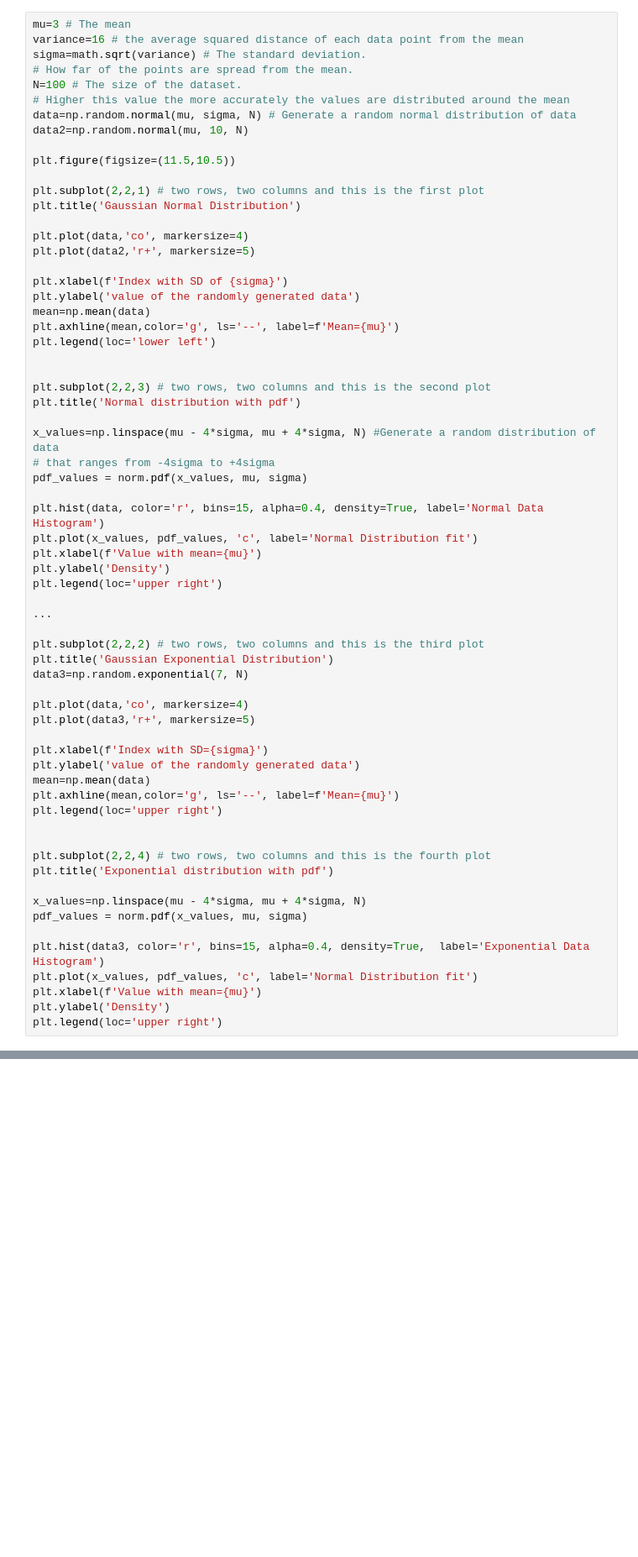
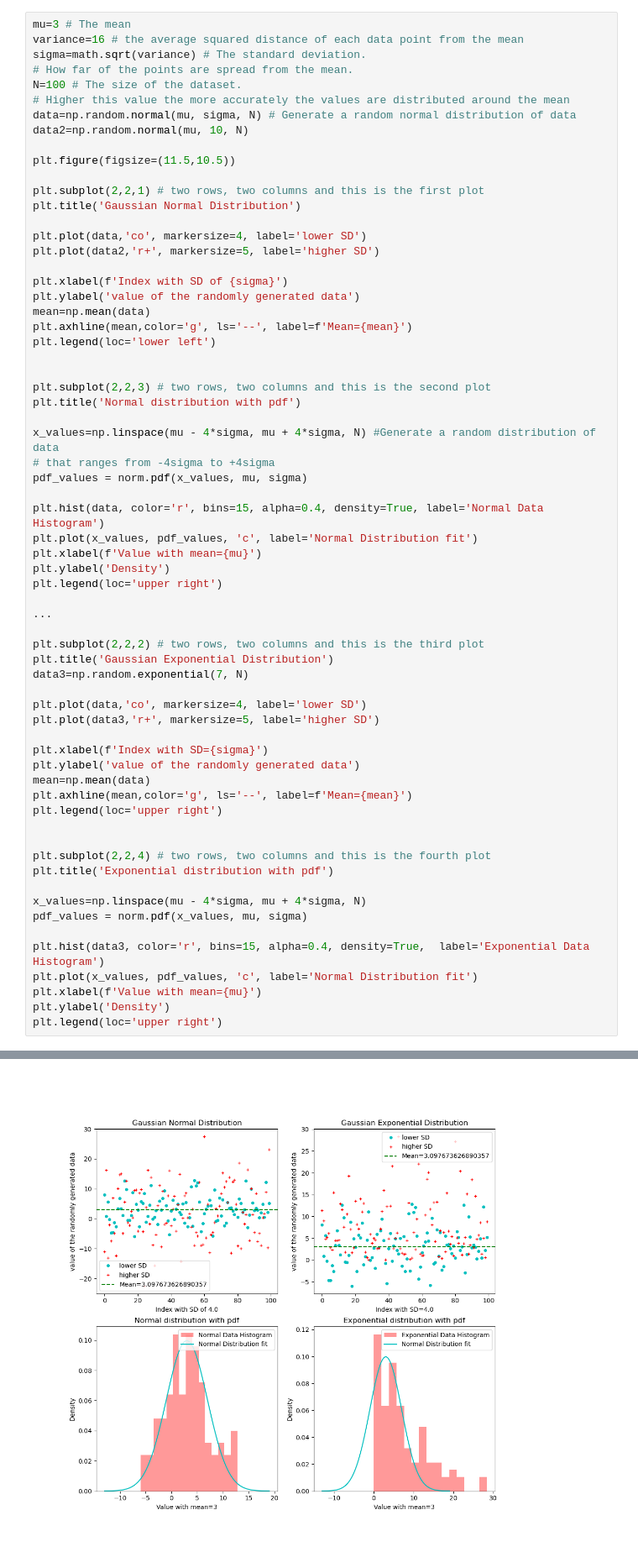
Before and after one commit to vn-kkk/Master-Thesis, a Jupyter notebook: Math concepts/05.12.24.Gausian distribution.ipynb, the cells around one changed output, grey strips where cells are left out. Shown at 84% size. Drawn from its saved outputs; the diff is of its cells as text; blank space fills up the shorter version.

```diff
--- a/Math concepts/05.12.24.Gausian distribution.ipynb
+++ b/Math concepts/05.12.24.Gausian distribution.ipynb
@@ -21,13 +21,13 @@ plt.figure(figsize=(11.5,10.5))
 plt.subplot(2,2,1) # two rows, two columns and this is the first plot
 plt.title('Gaussian Normal Distribution')
 
-plt.plot(data,'co', markersize=4)
-plt.plot(data2,'r+', markersize=5)
+plt.plot(data,'co', markersize=4, label='lower SD')
+plt.plot(data2,'r+', markersize=5, label='higher SD')
 
 plt.xlabel(f'Index with SD of {sigma}')
 plt.ylabel('value of the randomly generated data')
 mean=np.mean(data)
-plt.axhline(mean,color='g', ls='--', label=f'Mean={mu}')
+plt.axhline(mean,color='g', ls='--', label=f'Mean={mean}')
 plt.legend(loc='lower left')
 
 
@@ -50,13 +50,13 @@ plt.subplot(2,2,2) # two rows, two columns and this is the third plot
 plt.title('Gaussian Exponential Distribution')
 data3=np.random.exponential(7, N)
 
-plt.plot(data,'co', markersize=4)
-plt.plot(data3,'r+', markersize=5)
+plt.plot(data,'co', markersize=4, label='lower SD')
+plt.plot(data3,'r+', markersize=5, label='higher SD')
 
 plt.xlabel(f'Index with SD={sigma}')
 plt.ylabel('value of the randomly generated data')
 mean=np.mean(data)
-plt.axhline(mean,color='g', ls='--', label=f'Mean={mu}')
+plt.axhline(mean,color='g', ls='--', label=f'Mean={mean}')
 plt.legend(loc='upper right')
 
 
@@ -71,3 +71,4 @@ plt.plot(x_values, pdf_values, 'c', label='Normal Distribution fit')
 plt.xlabel(f'Value with mean={mu}')
 plt.ylabel('Density')
 plt.legend(loc='upper right')
+# %% [output]
@@ -73,0 +76 @@ plt.legend(loc='upper right')
+[figure, added]
```
Also changed, not shown: parts of 2 cells of this notebook, 9 other files.
